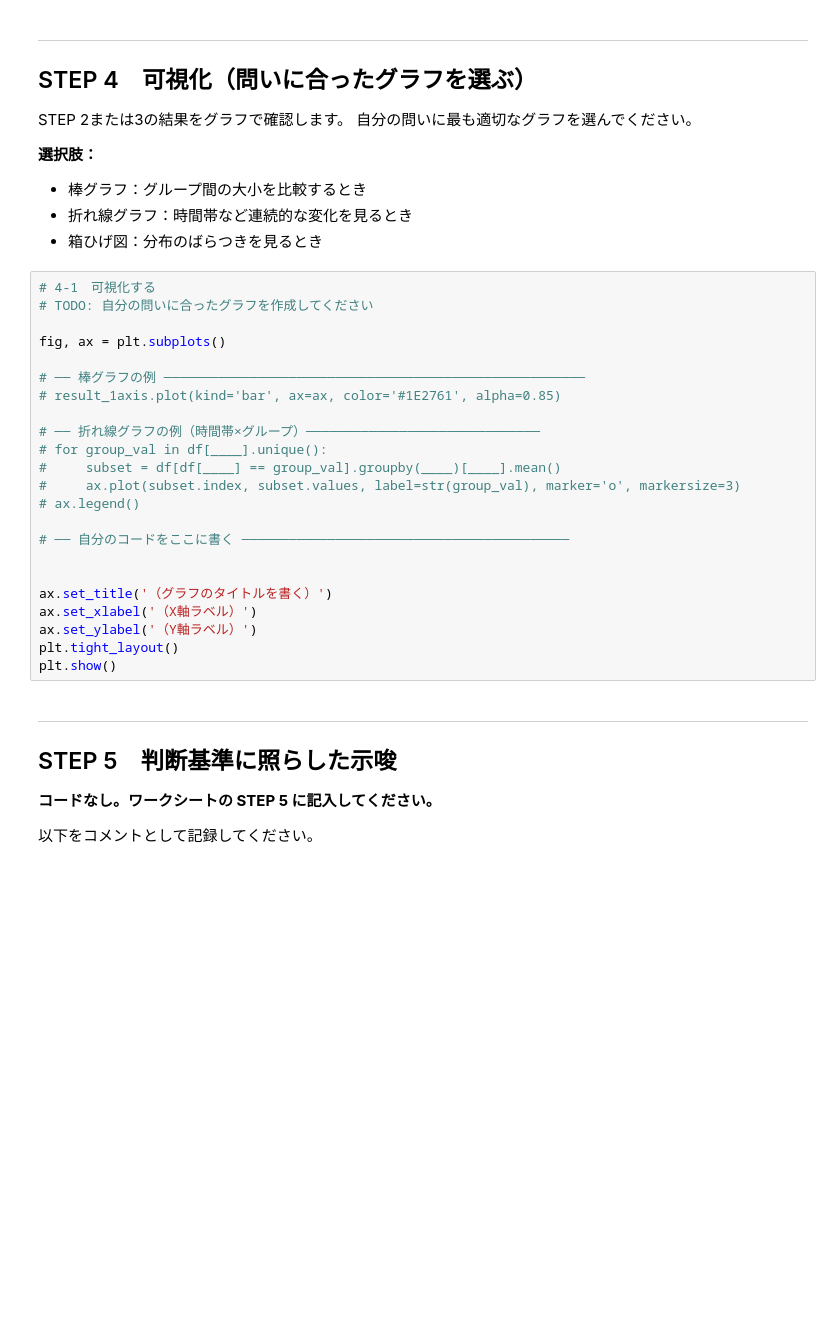
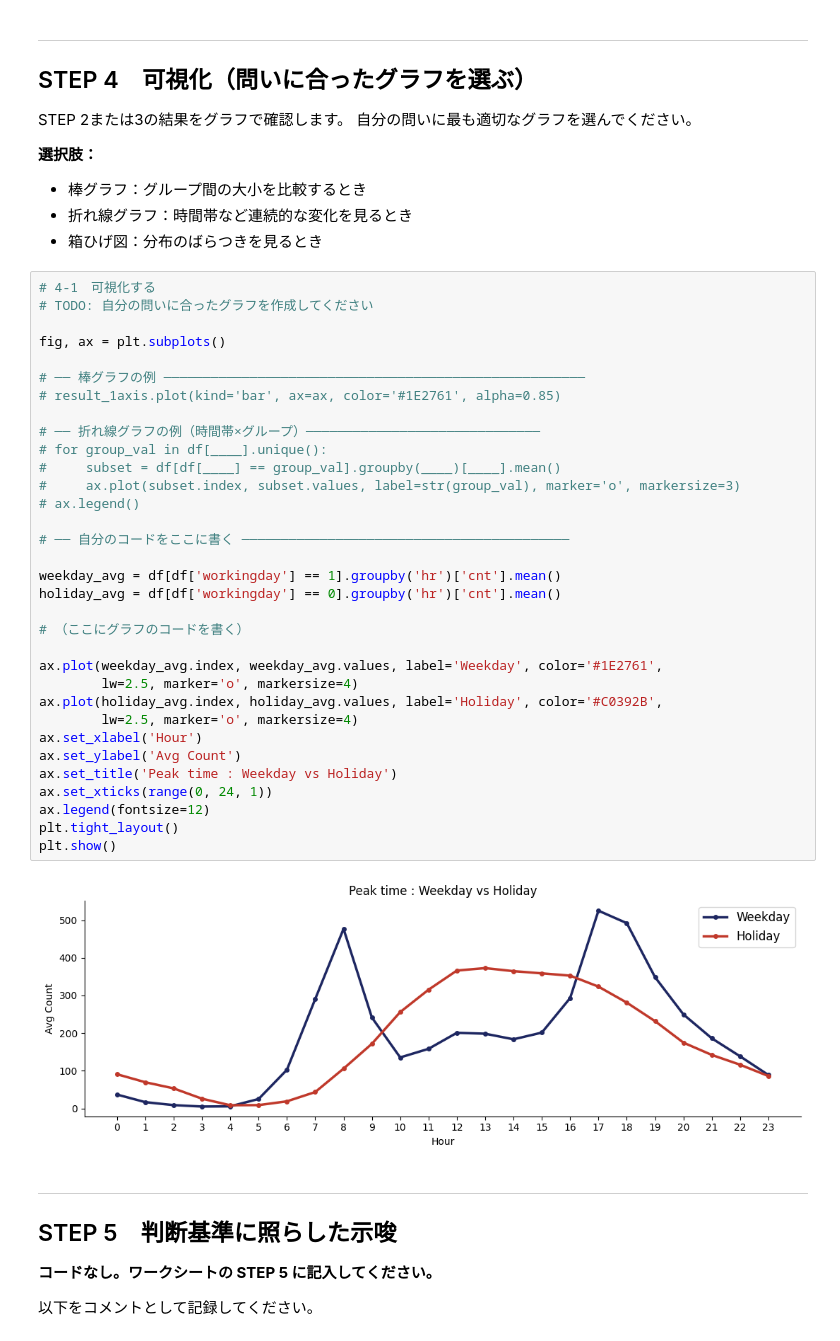
Before and after one commit to yukih1219/lecture-data-science, a Jupyter notebook: lecture03/lecture3_notebook.ipynb, the cells around one changed output. Cells and saved outputs as stored; diff of their text form; blank space fills up the shorter version.

```diff
--- a/lecture03/lecture3_notebook.ipynb
+++ b/lecture03/lecture3_notebook.ipynb
@@ -149,26 +210,38 @@ STEP 2または3の結果をグラフで確認します。
 # %%
 # 4-1　可視化する
 # TODO: 自分の問いに合ったグラフを作成してください
 
 fig, ax = plt.subplots()
 
 # ── 棒グラフの例 ──────────────────────────────────────────────────────
 # result_1axis.plot(kind='bar', ax=ax, color='#1E2761', alpha=0.85)
 
 # ── 折れ線グラフの例（時間帯×グループ）──────────────────────────────
 # for group_val in df[____].unique():
 #     subset = df[df[____] == group_val].groupby(____)[____].mean()
 #     ax.plot(subset.index, subset.values, label=str(group_val), marker='o', markersize=3)
 # ax.legend()
 
 # ── 自分のコードをここに書く ──────────────────────────────────────────
 
+weekday_avg = df[df['workingday'] == 1].groupby('hr')['cnt'].mean()
+holiday_avg = df[df['workingday'] == 0].groupby('hr')['cnt'].mean()
 
-ax.set_title('（グラフのタイトルを書く）')
-ax.set_xlabel('（X軸ラベル）')
-ax.set_ylabel('（Y軸ラベル）')
+# （ここにグラフのコードを書く）
+
+ax.plot(weekday_avg.index, weekday_avg.values, label='Weekday', color='#1E2761',
+        lw=2.5, marker='o', markersize=4)
+ax.plot(holiday_avg.index, holiday_avg.values, label='Holiday', color='#C0392B',
+        lw=2.5, marker='o', markersize=4)
+ax.set_xlabel('Hour')
+ax.set_ylabel('Avg Count')
+ax.set_title('Peak time : Weekday vs Holiday')
+ax.set_xticks(range(0, 24, 1))
+ax.legend(fontsize=12)
 plt.tight_layout()
 plt.show()
+# %% [output]
+[figure, added]
 # %% [markdown]
 ---
 ## STEP 5　判断基準に照らした示唆
```
Also changed, not shown: parts of 4 cells of this notebook.
